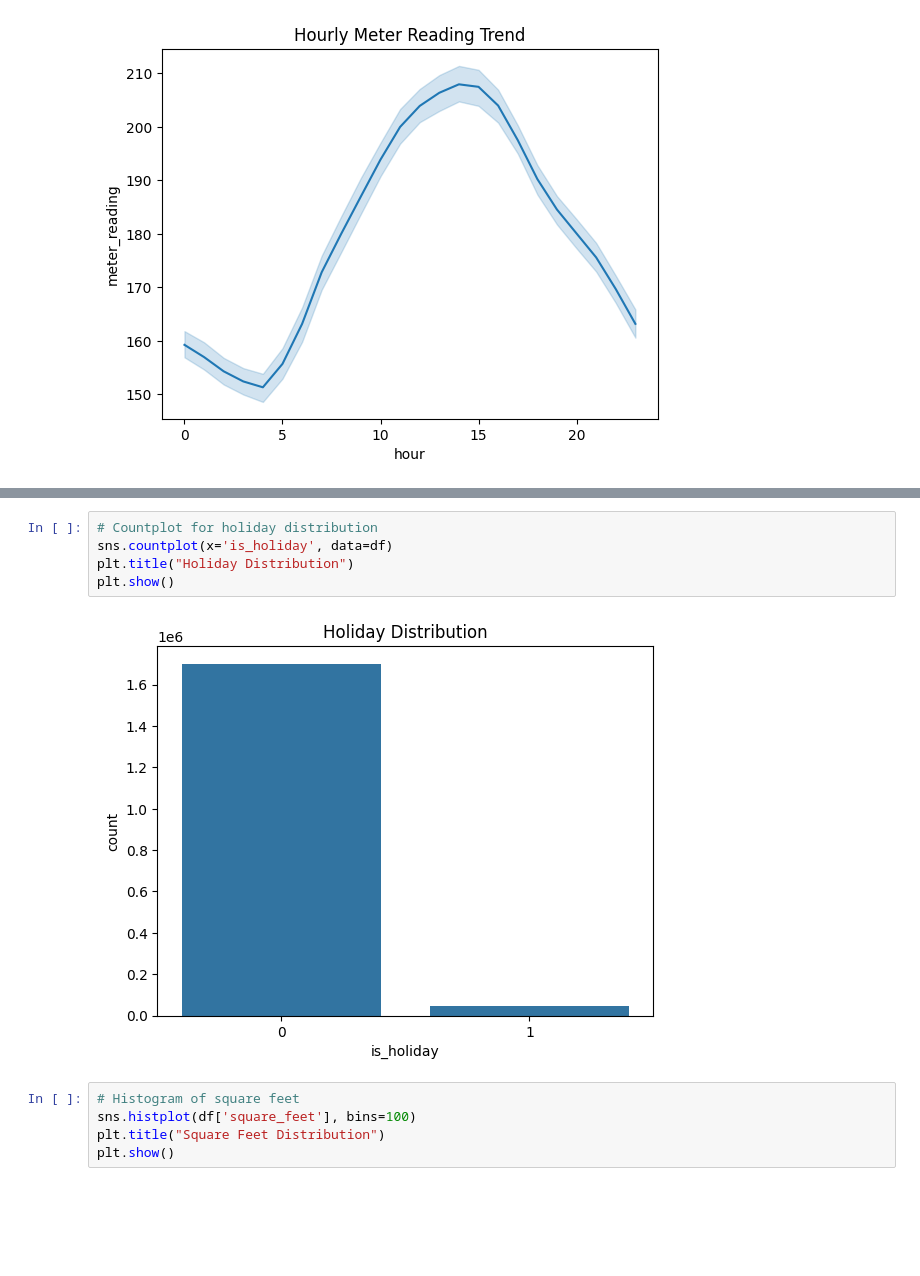
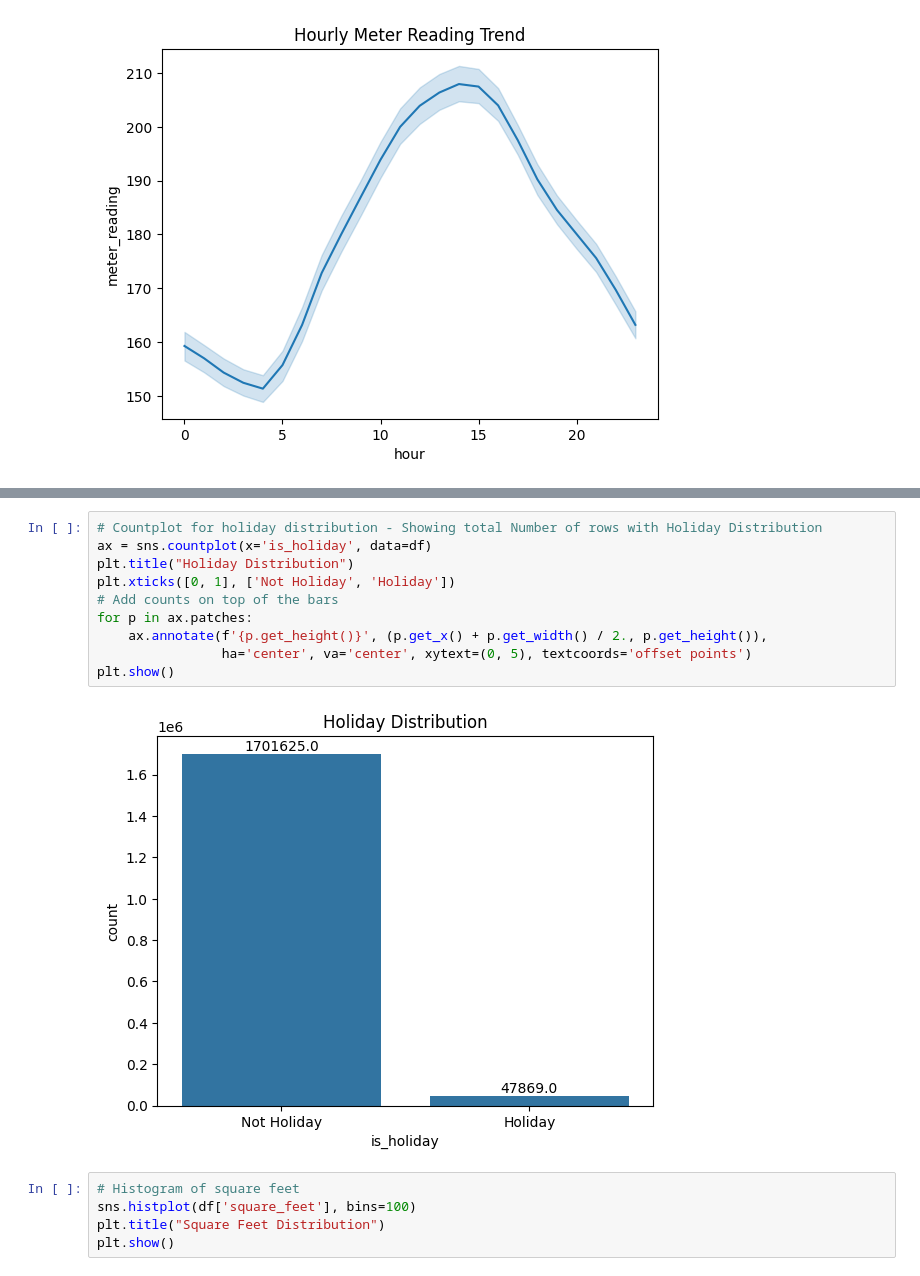
Before and after one commit to ZM24abv/Anomaly-Detection-in-Power-Consumption-Time-Series-Using-Python, a Jupyter notebook: Anomaly-Detection-in-Power-Consumption-Time-Series-Using-Python.ipynb, the cells around one changed output, grey strips where cells are left out. Cells and saved outputs as stored; diff of their text form; blank space fills up the shorter version.

```diff
--- a/Anomaly-Detection-in-Power-Consumption-Time-Series-Using-Python.ipynb
+++ b/Anomaly-Detection-in-Power-Consumption-Time-Series-Using-Python.ipynb
@@ -138,10 +142,15 @@ plt.show()
-# %%
-# Countplot for holiday distribution
-sns.countplot(x='is_holiday', data=df)
-plt.title("Holiday Distribution")
-plt.show()
-# %% [output]
-[figure, removed]
+# %%
+# Countplot for holiday distribution - Showing total Number of rows with Holiday Distribution
+ax = sns.countplot(x='is_holiday', data=df)
+plt.title("Holiday Distribution")
+plt.xticks([0, 1], ['Not Holiday', 'Holiday'])
+# Add counts on top of the bars
+for p in ax.patches:
+    ax.annotate(f'{p.get_height()}', (p.get_x() + p.get_width() / 2., p.get_height()),
+                ha='center', va='center', xytext=(0, 5), textcoords='offset points')
+plt.show()
+# %% [output]
+[figure, added]
 # %%
 # Histogram of square feet
 sns.histplot(df['square_feet'], bins=100)
```
Also changed, not shown: parts of 42 cells of this notebook.
